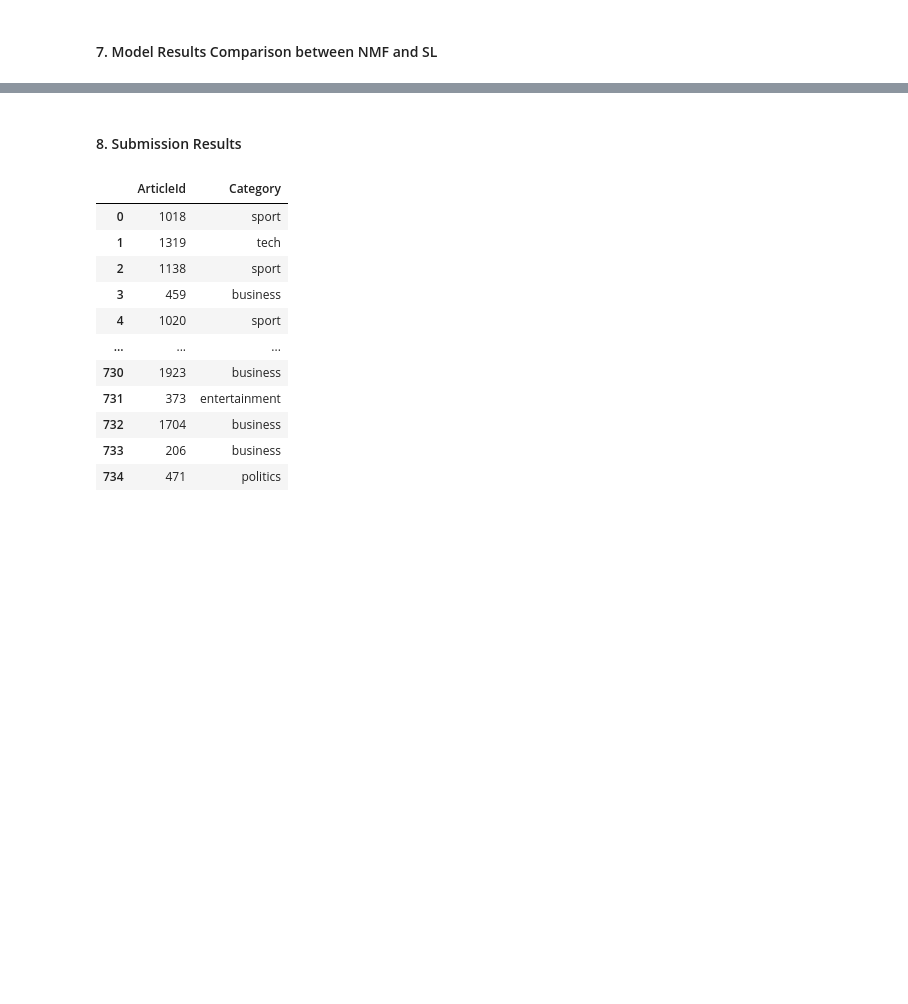
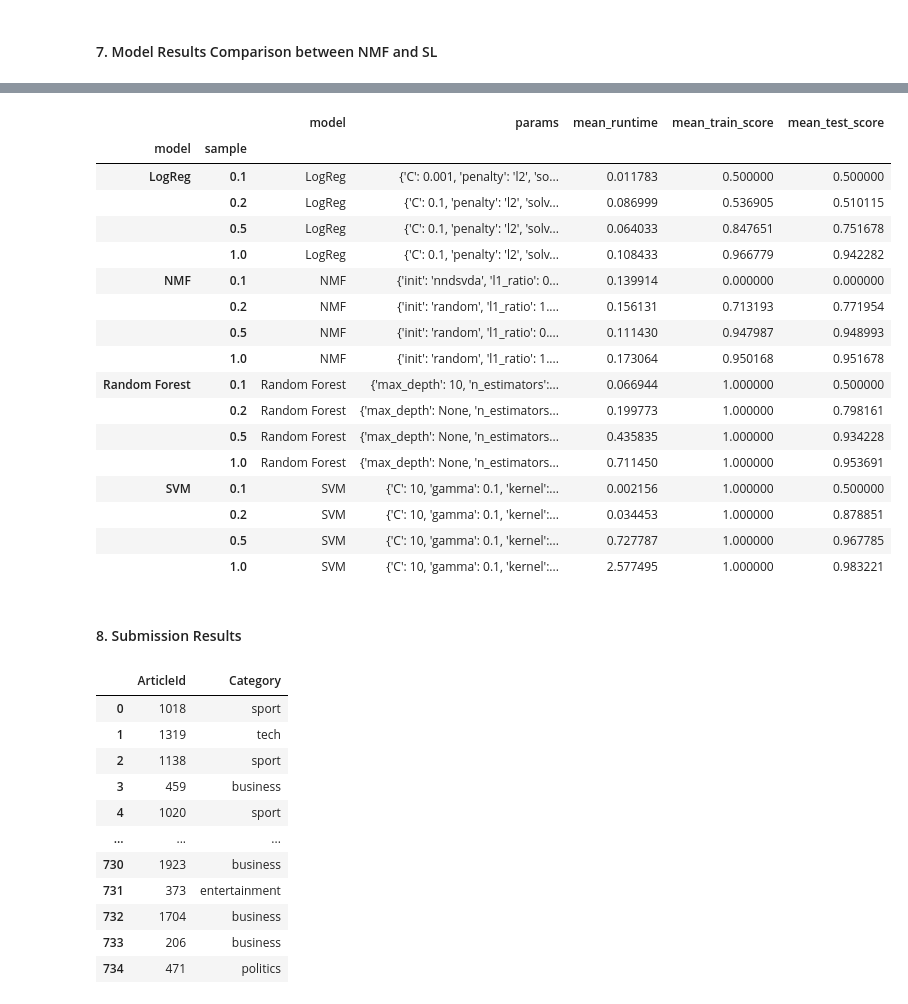
Before and after one commit to jaymanvirk/kaggle_bbc_news, a Jupyter notebook: bbc_news_classification_nmf_vs_sl.ipynb, the cells around one changed output, grey strips where cells are left out. Drawn from its saved outputs; the diff is of its cells as text; code cells hidden in the pictures; blank space fills up the shorter version.

Commit message:
updated abstract and conlusion; added sample size table comparison and section

```diff
--- a/bbc_news_classification_nmf_vs_sl.ipynb
+++ b/bbc_news_classification_nmf_vs_sl.ipynb
@@ -521,3 +606,37 @@ results_total[:10]
+# %%
+# Get the table of training results in regard to selected sample of the dataset
+samples = [0.5, 0.2, 0.1]
+
+results_samples = get_table_samples(samples)
+# %%
+# Model Ratings based on the samples
+temp_table = results_total.copy()
+temp_table['sample'] = 1.0
+temp_table['mean_train_score'] = temp_table['mean_train_score'].astype(float)
+temp_table['mean_test_score'] = temp_table['mean_test_score'].astype(float)
+result = pd.concat([temp_table, results_samples], axis=0, ignore_index=True)
+result = result.groupby(['model', 'sample']).apply(lambda x: x.loc[x['mean_test_score'].idxmax()])
+result = result.drop('sample', axis = 1)
+result
+# %% [output]
+|  |  | model | params | mean_runtime | mean_train_score | mean_test_score |
+| model | sample |  |  |  |  |  |
+| LogReg | 0.1 | LogReg | {'C': 0.001, 'penalty': 'l2', 'so... | 0.011783 | 0.500000 | 0.500000 |
+|  | 0.2 | LogReg | {'C': 0.1, 'penalty': 'l2', 'solv... | 0.086999 | 0.536905 | 0.510115 |
+|  | 0.5 | LogReg | {'C': 0.1, 'penalty': 'l2', 'solv... | 0.064033 | 0.847651 | 0.751678 |
+|  | 1.0 | LogReg | {'C': 0.1, 'penalty': 'l2', 'solv... | 0.108433 | 0.966779 | 0.942282 |
+| NMF | 0.1 | NMF | {'init': 'nndsvda', 'l1_ratio': 0... | 0.139914 | 0.000000 | 0.000000 |
+|  | 0.2 | NMF | {'init': 'random', 'l1_ratio': 1.... | 0.156131 | 0.713193 | 0.771954 |
+|  | 0.5 | NMF | {'init': 'random', 'l1_ratio': 0.... | 0.111430 | 0.947987 | 0.948993 |
+|  | 1.0 | NMF | {'init': 'random', 'l1_ratio': 1.... | 0.173064 | 0.950168 | 0.951678 |
+| Random Forest | 0.1 | Random Forest | {'max_depth': 10, 'n_estimators':... | 0.066944 | 1.000000 | 0.500000 |
+|  | 0.2 | Random Forest | {'max_depth': None, 'n_estimators... | 0.199773 | 1.000000 | 0.798161 |
+|  | 0.5 | Random Forest | {'max_depth': None, 'n_estimators... | 0.435835 | 1.000000 | 0.934228 |
+|  | 1.0 | Random Forest | {'max_depth': None, 'n_estimators... | 0.711450 | 1.000000 | 0.953691 |
+| SVM | 0.1 | SVM | {'C': 10, 'gamma': 0.1, 'kernel':... | 0.002156 | 1.000000 | 0.500000 |
+|  | 0.2 | SVM | {'C': 10, 'gamma': 0.1, 'kernel':... | 0.034453 | 1.000000 | 0.878851 |
+|  | 0.5 | SVM | {'C': 10, 'gamma': 0.1, 'kernel':... | 0.727787 | 1.000000 | 0.967785 |
+|  | 1.0 | SVM | {'C': 10, 'gamma': 0.1, 'kernel':... | 2.577495 | 1.000000 | 0.983221 |
 # %% [markdown]
 #### 8. Submission Results <a class="anchor" id="submission_results"></a>
 # %%
```
Also changed, not shown: parts of 26 cells of this notebook.
